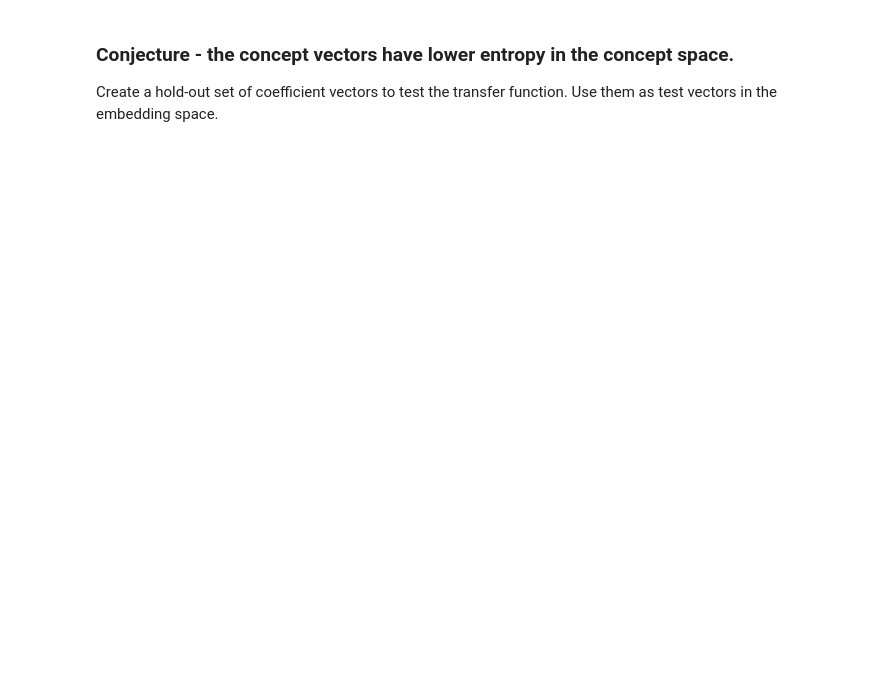
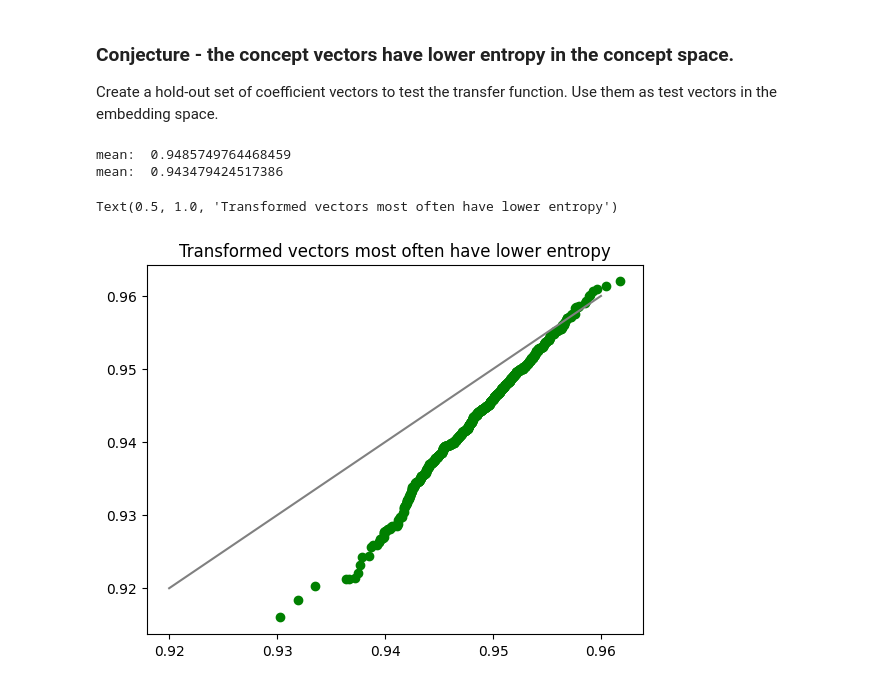
Before and after one commit to rmhorton/PMC_classifiers, a Jupyter notebook: svd/transform_matrix.ipynb, the cells around one changed output. Saved outputs shown, nothing was run; the diff lists cells and outputs as text; code cells hidden in the pictures; blank space fills up the shorter version.

```diff
--- a/svd/transform_matrix.ipynb
+++ b/svd/transform_matrix.ipynb
@@ -131,18 +297,24 @@ Create a hold-out set of coefficient vectors to test the transfer function.  Use
 # %%
 import scipy.stats as ss
 
 tranformed_hold_out_vectors = (transform @ hold_out_vectors.T).T
 
 # ss.entropy(concept_transforms + 1E-1 * np.ones([row_count, column_count]))
 x = np.abs(hold_out_vectors)
 xe = ss.entropy(x)/ss.entropy(np.ones([len(x)]))
 xe = np.sort(xe)
 print('mean: ',np.mean(xe))
 
 x1 = np.abs(tranformed_hold_out_vectors)
 xe1 = ss.entropy(x1)/ss.entropy(np.ones([len(x1)]))
 xe1 = np.sort(xe1)
 print('mean: ',np.mean(xe1))
 
 plt.plot(xe, xe1, 'og')
 plt.plot([0.92, 0.96], [0.92,0.96], color='grey')
+plt.title('Transformed vectors most often have lower entropy')
+# %% [output]
+mean:  0.9485749764468459
+mean:  0.943479424517386
+Text(0.5, 1.0, 'Transformed vectors most often have lower entropy')
+[figure, added]
```
Also changed, not shown: parts of 27 cells of this notebook, 3 other files.
